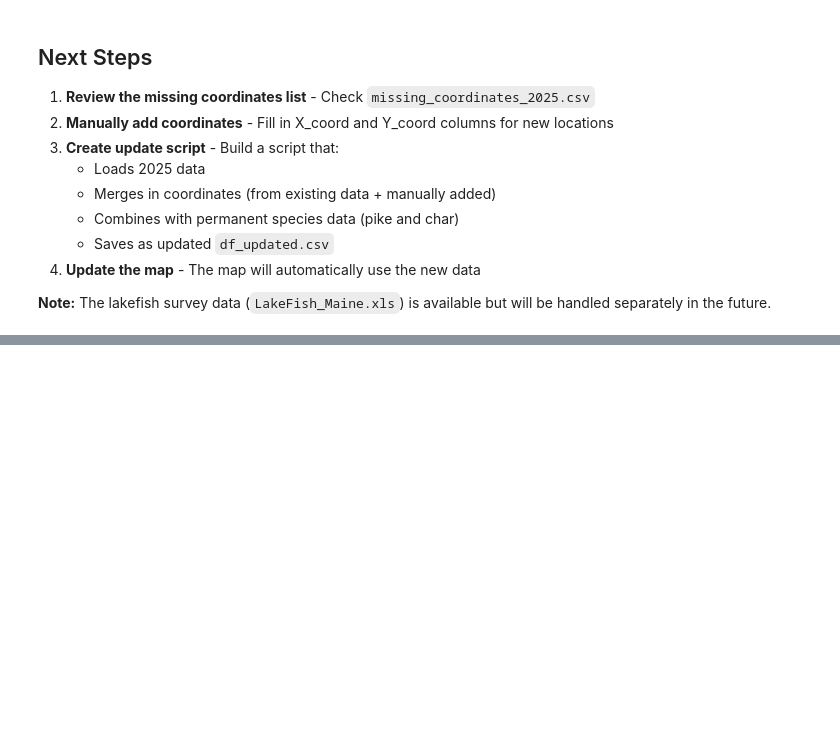
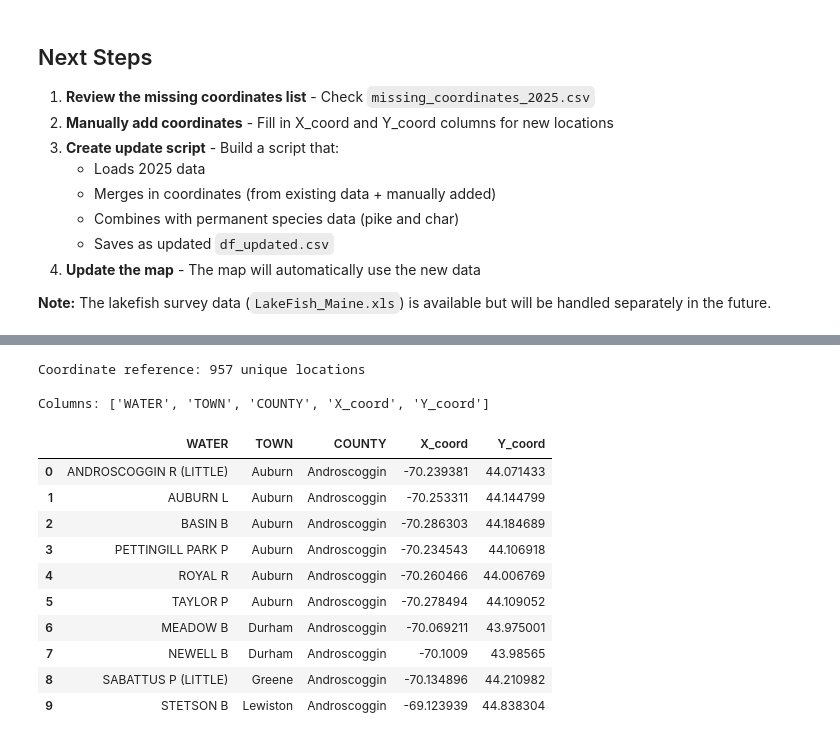
Before and after one commit to JonathanK556/maine-fish-map, a Jupyter notebook: Explore_2025_Data.ipynb, the cells around one changed output, grey strips where cells are left out. Saved outputs shown, nothing was run; the diff lists cells and outputs as text; code cells hidden in the pictures; blank space fills up the shorter version.

```diff
--- a/Explore_2025_Data.ipynb
+++ b/Explore_2025_Data.ipynb
@@ -496,0 +476,10 @@ Comparison (2024 vs 2025):
+# %%
+# Load manually added coordinates from missing_coordinates_2025.csv
+manual_coords = {}
+df_manual = pd.read_csv('missing_coordinates_2025.csv')
+for _, row in df_manual.iterrows():
+    if pd.notna(row['X_coord']) and pd.notna(row['Y_coord']):
+        key = (str(row['WATER']).strip().upper(), str(row['TOWN']).strip().upper())
+        manual_coords[key] = (float(row['X_coord']), float(row['Y_coord']))
+
+print(f"Loaded {len(manual_coords)} manually added coordinates")
@@ -496,0 +649,27 @@ Comparison (2024 vs 2025):
+# %%
+# Create coordinate reference file with all unique coordinates
+# Columns: WATER, TOWN, COUNTY, X_coord, Y_coord
+coord_reference = df_updated_new[
+    df_updated_new['X_coord'].notna() & df_updated_new['Y_coord'].notna()
+][['WATER', 'TOWN', 'COUNTY', 'X_coord', 'Y_coord']].drop_duplicates(
+    subset=['WATER', 'TOWN', 'COUNTY']
+).sort_values(['COUNTY', 'TOWN', 'WATER']).reset_index(drop=True)
+
+print(f"Coordinate reference: {len(coord_reference)} unique locations")
+print(f"\nColumns: {coord_reference.columns.tolist()}")
+coord_reference.head(10)
+# %% [output]
+Coordinate reference: 957 unique locations
+
+Columns: ['WATER', 'TOWN', 'COUNTY', 'X_coord', 'Y_coord']
+|  | WATER | TOWN | COUNTY | X_coord | Y_coord |
+| 0 | ANDROSCOGGIN R (LITTLE) | Auburn | Androscoggin | -70.239381 | 44.071433 |
+| 1 | AUBURN L | Auburn | Androscoggin | -70.253311 | 44.144799 |
+| 2 | BASIN B | Auburn | Androscoggin | -70.286303 | 44.184689 |
+| 3 | PETTINGILL PARK P | Auburn | Androscoggin | -70.234543 | 44.106918 |
+| 4 | ROYAL R | Auburn | Androscoggin | -70.260466 | 44.006769 |
+| 5 | TAYLOR P | Auburn | Androscoggin | -70.278494 | 44.109052 |
+| 6 | MEADOW B | Durham | Androscoggin | -70.069211 | 43.975001 |
+| 7 | NEWELL B | Durham | Androscoggin | -70.1009 | 43.98565 |
+| 8 | SABATTUS P (LITTLE) | Greene | Androscoggin | -70.134896 | 44.210982 |
+| 9 | STETSON B | Lewiston | Androscoggin | -69.123939 | 44.838304 |
```
Also changed, not shown: parts of 15 cells of this notebook, 11 other files.
